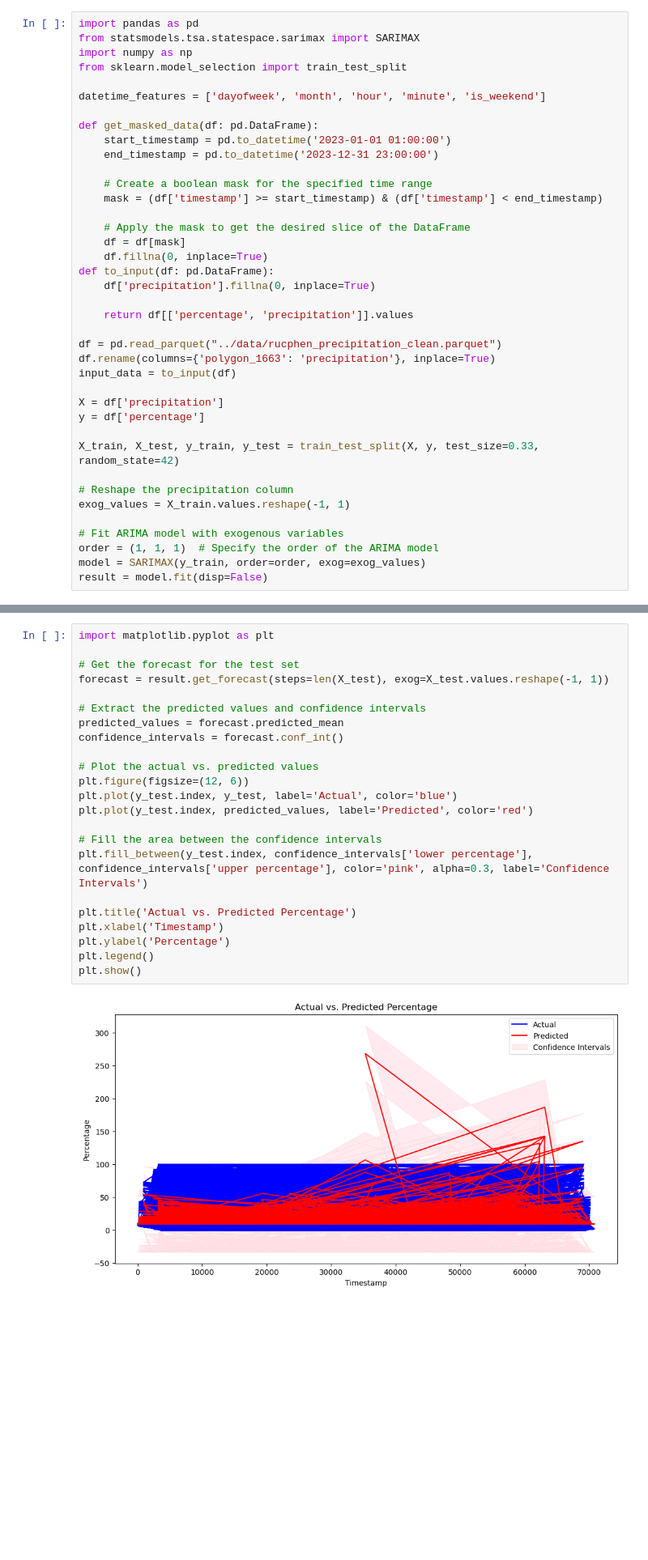
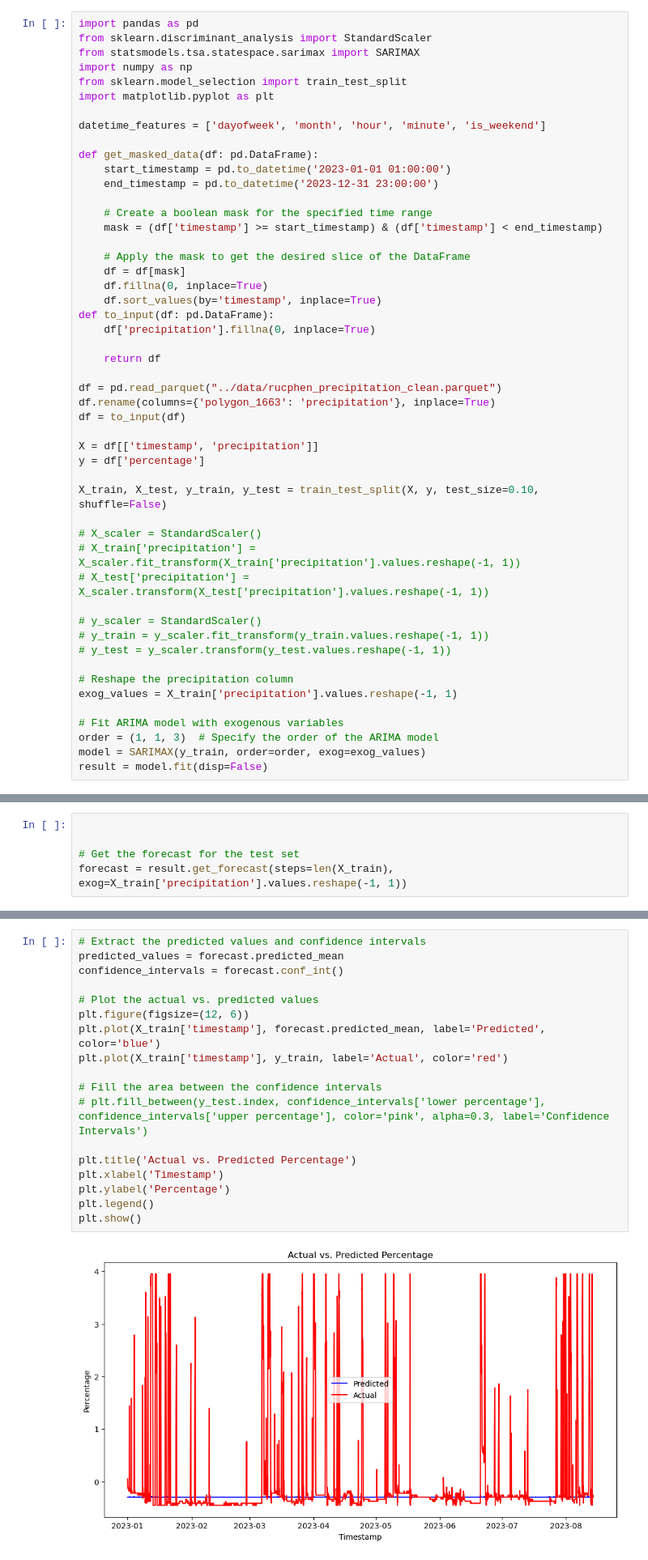
Before and after one commit to TeaDrinkingProgrammer/brabant-water-capstone, a Jupyter notebook: model_dynamic_model/dynamic_model.ipynb, the cells around one changed output, grey strips where cells are left out. Shown: that part at 81% size. Drawn from its saved outputs; the diff is of its cells as text; blank space fills up the shorter version.

```diff
--- a/model_dynamic_model/dynamic_model.ipynb
+++ b/model_dynamic_model/dynamic_model.ipynb
@@ -1,8 +1,10 @@
 # %%
 import pandas as pd
+from sklearn.discriminant_analysis import StandardScaler
 from statsmodels.tsa.statespace.sarimax import SARIMAX
 import numpy as np
 from sklearn.model_selection import train_test_split
+import matplotlib.pyplot as plt
 
 datetime_features = ['dayofweek', 'month', 'hour', 'minute', 'is_weekend']
 
@@ -16,24 +18,33 @@ def get_masked_data(df: pd.DataFrame):
     # Apply the mask to get the desired slice of the DataFrame
     df = df[mask]
     df.fillna(0, inplace=True)
+    df.sort_values(by='timestamp', inplace=True)
 def to_input(df: pd.DataFrame):
     df['precipitation'].fillna(0, inplace=True)
 
-    return df[['percentage', 'precipitation']].values
+    return df
 
 df = pd.read_parquet("../data/rucphen_precipitation_clean.parquet")
 df.rename(columns={'polygon_1663': 'precipitation'}, inplace=True)
-input_data = to_input(df)
+df = to_input(df)
 
-X = df['precipitation']
+X = df[['timestamp', 'precipitation']]
 y = df['percentage']
 
-X_train, X_test, y_train, y_test = train_test_split(X, y, test_size=0.33, random_state=42)
+X_train, X_test, y_train, y_test = train_test_split(X, y, test_size=0.10, shuffle=False)
+
+# X_scaler = StandardScaler()
+# X_train['precipitation'] = X_scaler.fit_transform(X_train['precipitation'].values.reshape(-1, 1))
+# X_test['precipitation'] = X_scaler.transform(X_test['precipitation'].values.reshape(-1, 1))
+
+# y_scaler = StandardScaler()
+# y_train = y_scaler.fit_transform(y_train.values.reshape(-1, 1))
+# y_test = y_scaler.transform(y_test.values.reshape(-1, 1))
 
 # Reshape the precipitation column
-exog_values = X_train.values.reshape(-1, 1)
+exog_values = X_train['precipitation'].values.reshape(-1, 1)
 
 # Fit ARIMA model with exogenous variables
-order = (1, 1, 1)  # Specify the order of the ARIMA model
+order = (1, 1, 3)  # Specify the order of the ARIMA model
 model = SARIMAX(y_train, order=order, exog=exog_values)
 result = model.fit(disp=False)
@@ -39,0 +76,5 @@ result = model.fit(disp=False)
+# %%
+
+
+# Get the forecast for the test set
+forecast = result.get_forecast(steps=len(X_train), exog=X_train['precipitation'].values.reshape(-1, 1))
@@ -40,25 +92,20 @@ result = model.fit(disp=False)
 # %%
-import matplotlib.pyplot as plt
-
-# Get the forecast for the test set
-forecast = result.get_forecast(steps=len(X_test), exog=X_test.values.reshape(-1, 1))
-
 # Extract the predicted values and confidence intervals
 predicted_values = forecast.predicted_mean
 confidence_intervals = forecast.conf_int()
 
 # Plot the actual vs. predicted values
 plt.figure(figsize=(12, 6))
-plt.plot(y_test.index, y_test, label='Actual', color='blue')
-plt.plot(y_test.index, predicted_values, label='Predicted', color='red')
+plt.plot(X_train['timestamp'], forecast.predicted_mean, label='Predicted', color='blue')
+plt.plot(X_train['timestamp'], y_train, label='Actual', color='red')
 
 # Fill the area between the confidence intervals
-plt.fill_between(y_test.index, confidence_intervals['lower percentage'], confidence_intervals['upper percentage'], color='pink', alpha=0.3, label='Confidence Intervals')
+# plt.fill_between(y_test.index, confidence_intervals['lower percentage'], confidence_intervals['upper percentage'], color='pink', alpha=0.3, label='Confidence Intervals')
 
 plt.title('Actual vs. Predicted Percentage')
 plt.xlabel('Timestamp')
 plt.ylabel('Percentage')
 plt.legend()
 plt.show()
 # %% [output]
-[figure, old version]
+[figure, new version]
```
Also changed, not shown: parts of 6 cells of this notebook, 2 other files.
